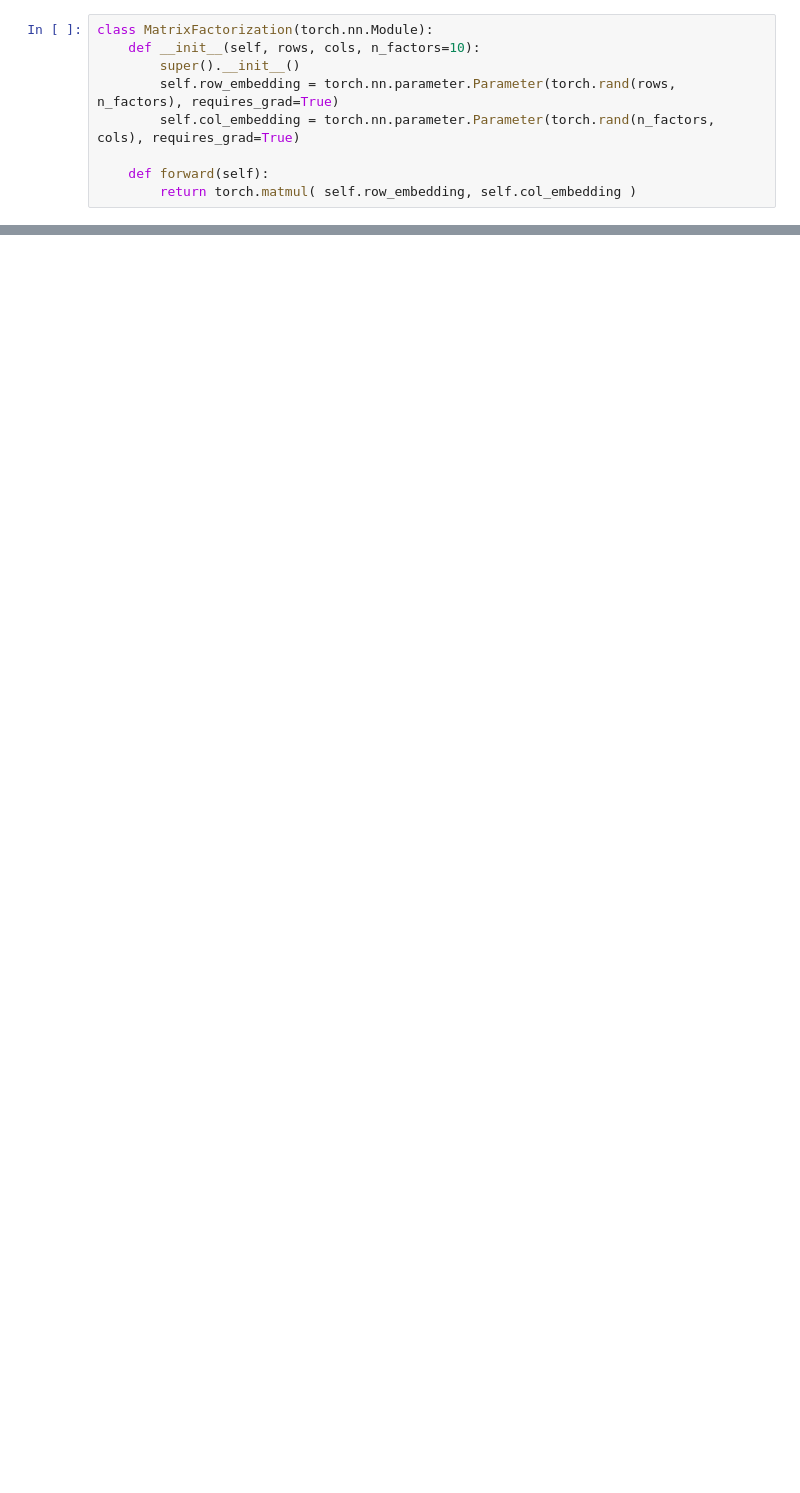
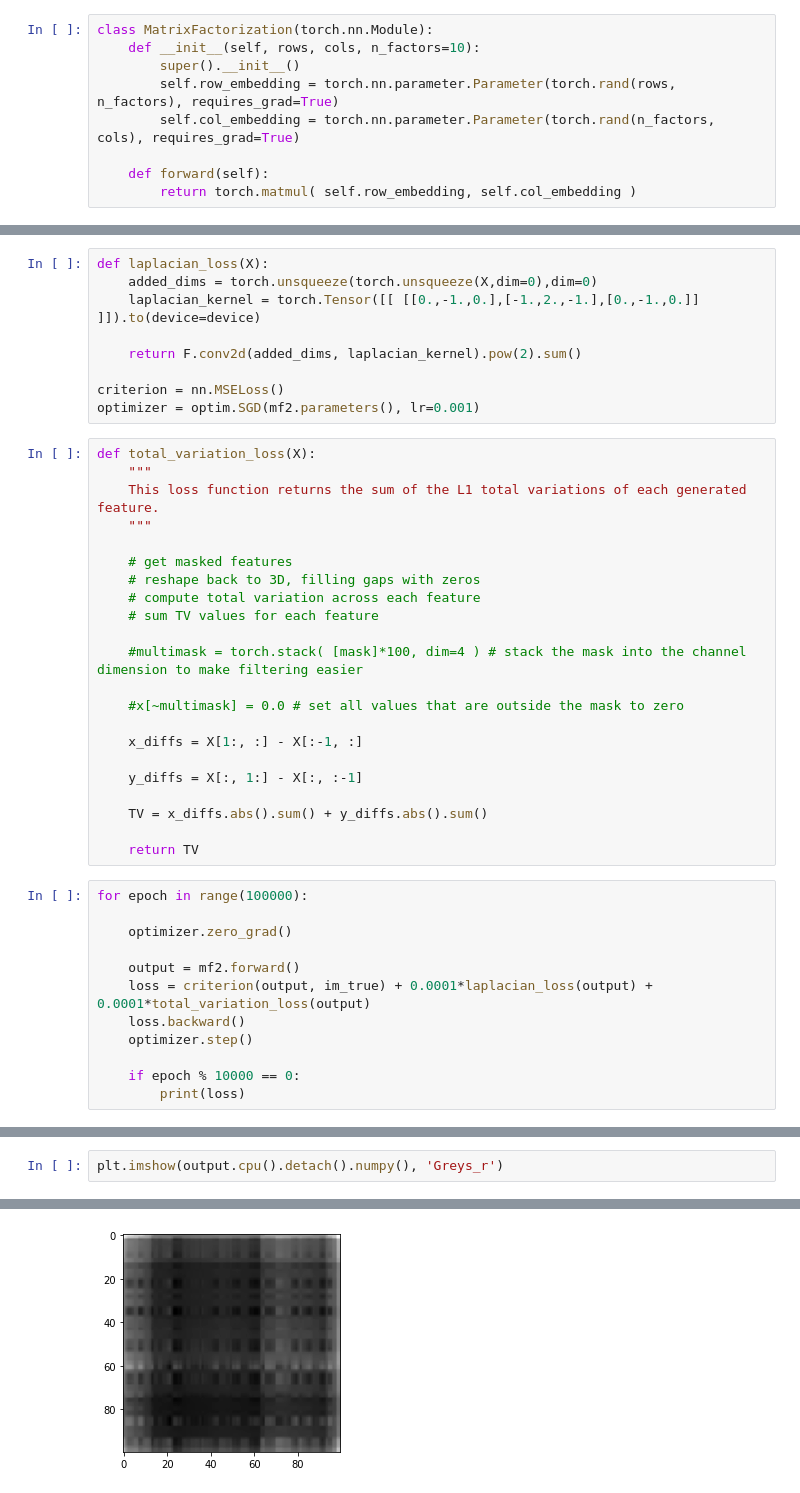
Before and after one commit to crsanderford/apm-598-inverse-problems, a Jupyter notebook: notebooks/project_demo.ipynb, the cells around one changed output, grey strips where cells are left out. Saved outputs shown, nothing was run; the diff lists cells and outputs as text; blank space fills up the shorter version.

```diff
--- a/notebooks/project_demo.ipynb
+++ b/notebooks/project_demo.ipynb
@@ -78,0 +92,43 @@ tensor(0.1577, grad_fn=<MseLossBackward0>)
+# %%
+def laplacian_loss(X):
+    added_dims = torch.unsqueeze(torch.unsqueeze(X,dim=0),dim=0)
+    laplacian_kernel = torch.Tensor([[ [[0.,-1.,0.],[-1.,2.,-1.],[0.,-1.,0.]] ]]).to(device=device)
+
+    return F.conv2d(added_dims, laplacian_kernel).pow(2).sum()
+
+criterion = nn.MSELoss()
+optimizer = optim.SGD(mf2.parameters(), lr=0.001)
+# %%
+def total_variation_loss(X):
+    """
+    This loss function returns the sum of the L1 total variations of each generated feature.
+    """
+
+    # get masked features
+    # reshape back to 3D, filling gaps with zeros
+    # compute total variation across each feature
+    # sum TV values for each feature
+
+    #multimask = torch.stack( [mask]*100, dim=4 ) # stack the mask into the channel dimension to make filtering easier
+
+    #x[~multimask] = 0.0 # set all values that are outside the mask to zero
+
+    x_diffs = X[1:, :] - X[:-1, :]
+
+    y_diffs = X[:, 1:] - X[:, :-1]
+
+    TV = x_diffs.abs().sum() + y_diffs.abs().sum()
+
+    return TV
+# %%
+for epoch in range(100000):
+
+    optimizer.zero_grad()
+
+    output = mf2.forward()
+    loss = criterion(output, im_true) + 0.0001*laplacian_loss(output) + 0.0001*total_variation_loss(output)
+    loss.backward()
+    optimizer.step()
+
+    if epoch % 10000 == 0:
+        print(loss)
@@ -78,0 +146,3 @@ tensor(0.1577, grad_fn=<MseLossBackward0>)
+# %%
+plt.imshow(output.cpu().detach().numpy(), 'Greys_r')
+# %% [output]
@@ -79,3 +150,4 @@ tensor(0.1577, grad_fn=<MseLossBackward0>)
+[figure, added]
 # %%
 torch.linalg.norm((mf.row_embedding @ mf.col_embedding) - im_true)
 # %% [output]
```
Also changed, not shown: parts of 26 cells of this notebook, 2 other files.
